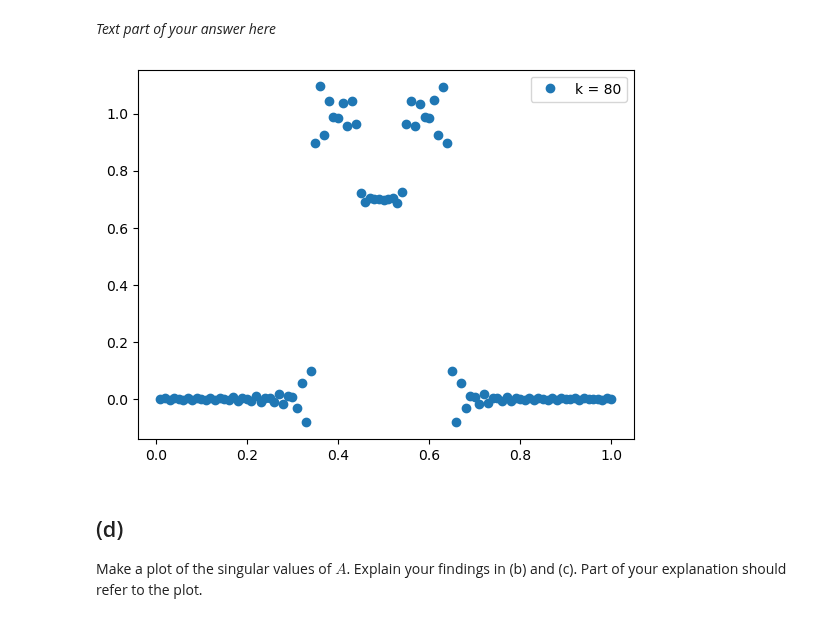
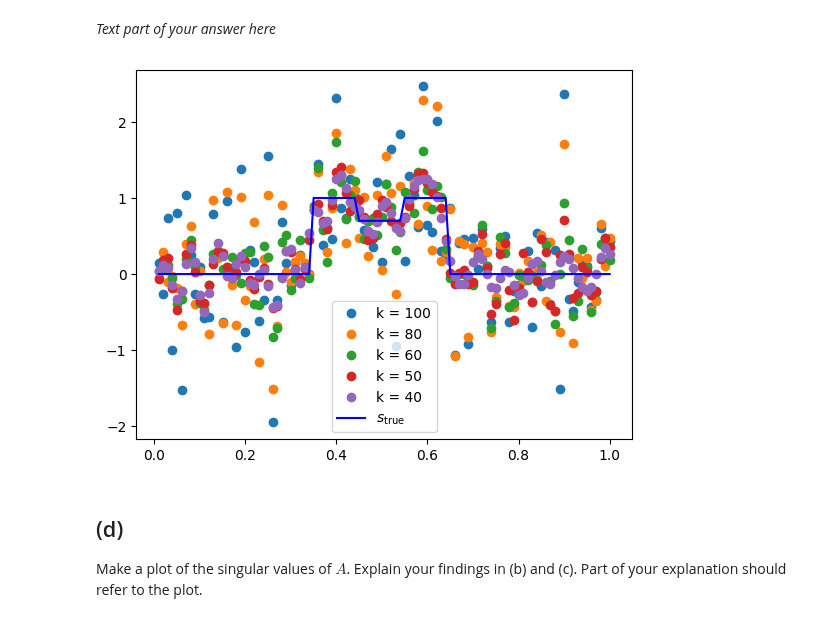
Before and after one commit to pluumenbrownie/numalgos, a Jupyter notebook: hw2.ipynb, the cells around one changed output. Drawn from its saved outputs; the diff is of its cells as text; code cells hidden in the pictures.

```diff
--- a/hw2.ipynb
+++ b/hw2.ipynb
@@ -238,40 +238,41 @@ A_inv_cleaned = np.where(np.abs(A_inv) < threshold, 0, A_inv)
 #print(A_inv)
 #print(A_inv_cleaned)
 
-k_values = [80]
+k_values = [100, 80, 60, 50, 40]
 def truncation(matrix_S, k):
     truncated_s = np.zeros_like(matrix_S)
     truncated_s[:k, :k] = matrix_S[:k, :k]
 
     #truncated_s[-k:, -k:] = 0
     #truncated_U = truncated_U[:, -k:]
     #truncated_Vh = truncated_Vh[-k:, :]
 
     return truncated_s
 
 for k in k_values:
     truncated_s = truncation(matrix_S, k)
     #print(truncated_s.shape)
     #print(truncated_U.shape)
     #print(truncated_Vh.shape)
     #print(truncated_s)
     #print(k)
     b_k = U @ truncated_s @ Vh
     threshold = 1e-3
     b_k_cleaned = np.where(np.abs(b_k) < threshold, 0, b_k)
     #inv_b_k = np.linalg.inv(b_k)
     s_new_noise = Vh.T @ la.pinv(truncated_s) @ U.T @ d_e
     s_new = Vh.T @ la.pinv(truncated_s) @ U.T @ d
 
 
     d_new = b_k @ s
 
-    plt.plot(t, s_new, "o", label=f"{k = }")
+    plt.plot(t, s_new_noise, "o", label=f"{k = }")
 
+plt.plot(t, s, "b-", label="$s_\\text{true}$")
 plt.legend()
 plt.show()
 # %% [output]
-[figure, old version]
+[figure, new version]
 # %% [markdown]
 ## (d)
 
```
Also changed, not shown: parts of 3 cells of this notebook.
